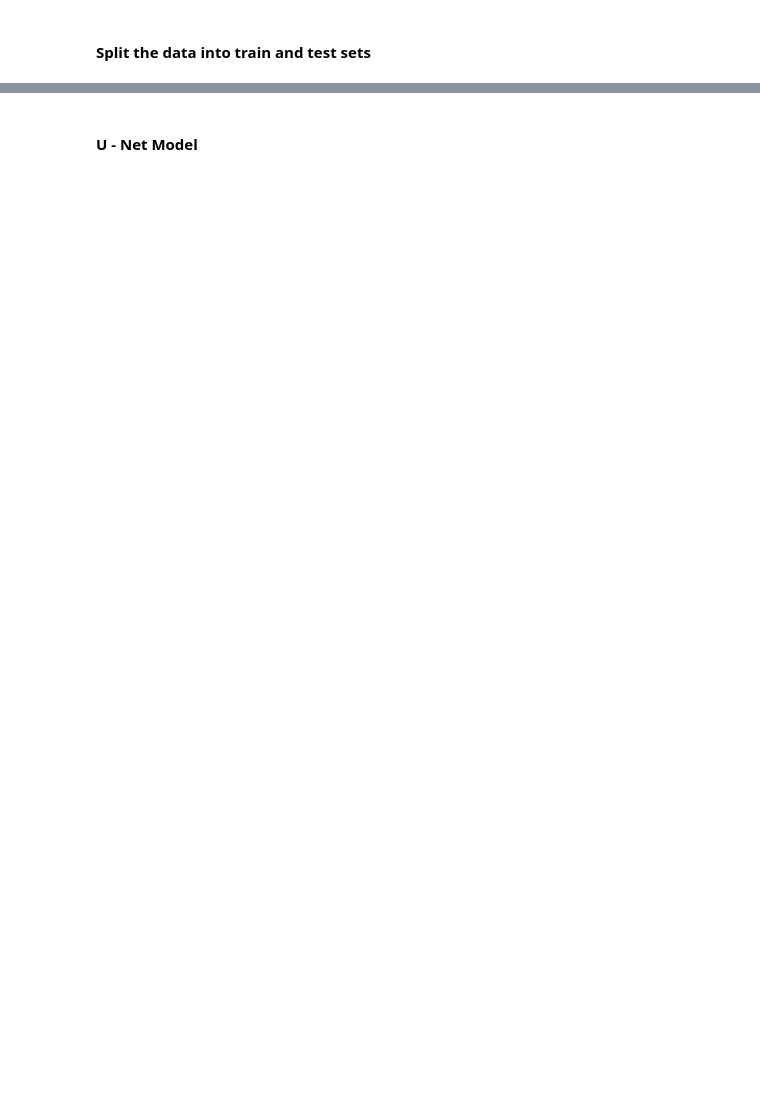
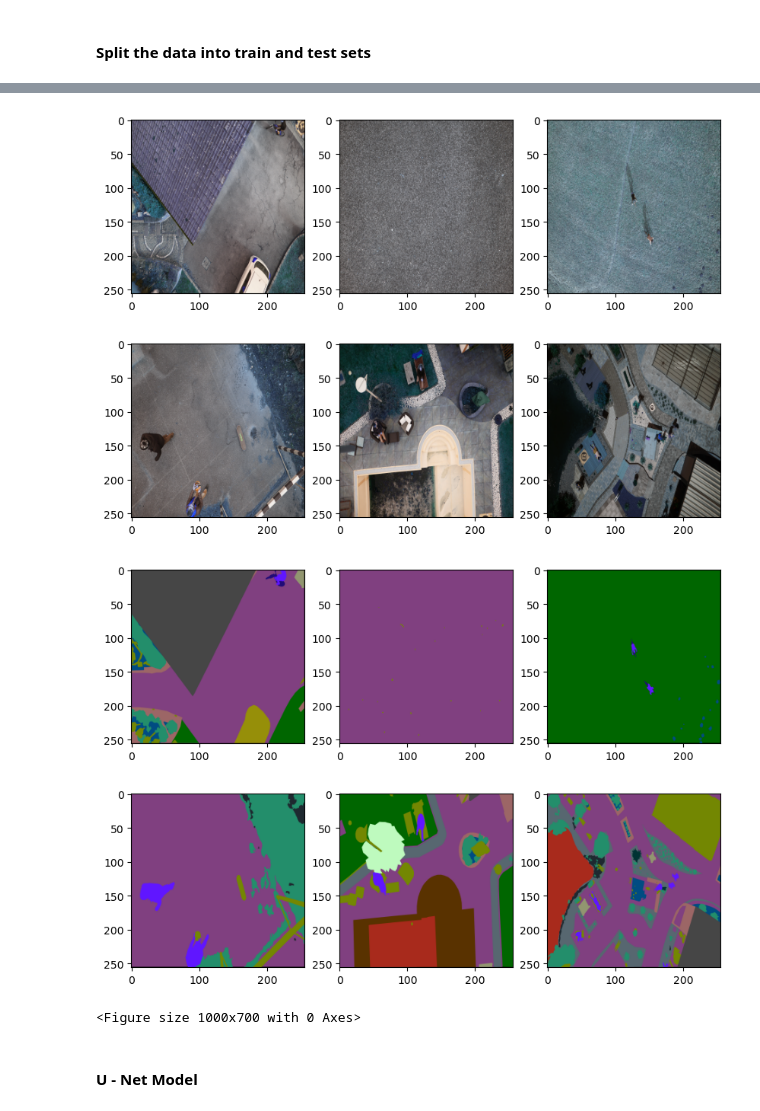
Before and after one commit to DonMMK/aerial-semantic-segmentation, a Jupyter notebook: U_net_model.ipynb, the cells around one changed output, grey strips where cells are left out. Drawn from its saved outputs; the diff is of its cells as text; code cells hidden in the pictures; blank space fills up the shorter version.

```diff
--- a/U_net_model.ipynb
+++ b/U_net_model.ipynb
@@ -169,0 +235,18 @@ plt.show()
+# %%
+# Convert this list to numpy array
+resized_rgb_images = np.array(resized_rgb_images)
+resized_color_masks = np.array(resized_color_masks)
+
+
+test_image1 = resized_rgb_images[-1]
+test_label1 = resized_color_masks[-1]
+test_image2 = resized_rgb_images[-2]
+test_label2 = resized_color_masks[-2]
+x_train, x_val, y_train, y_val = train_test_split(resized_rgb_images[0:-2], resized_color_masks[0:-2], test_size = 0.1)
+
+print(x_train.shape)
+print(y_train.shape)
+print(x_val.shape)
+print(y_val.shape)
+print(test_label1.shape)
+print(test_label2.shape)
@@ -202,2 +333,30 @@ Number of test masks: 40
+# %%
+# Visualise some of the images from each of train images, val images and test images and their corresponding masks
+fig = plt.figure(figsize=(10, 7))
+columns = 3
+rows = 2
+for i in range(1, columns*rows +1):
+    img = train_images[i]
+    fig.add_subplot(rows, columns, i)
+    plt.imshow(img)
+plt.show()
+
+fig = plt.figure(figsize=(10, 7))
+columns = 3
+rows = 2
+
+for i in range(1, columns*rows +1):
+    img = train_masks[i]
+    fig.add_subplot(rows, columns, i)
+    plt.imshow(img)
+plt.show()
+
+fig = plt.figure(figsize=(10, 7))
+columns = 3
+rows = 2
+# %% [output]
+[figure, added]
+[figure, added]
+<Figure size 1000x700 with 0 Axes>
 # %% [markdown]
 #### U - Net Model
```
Also changed, not shown: parts of 15 cells of this notebook.
